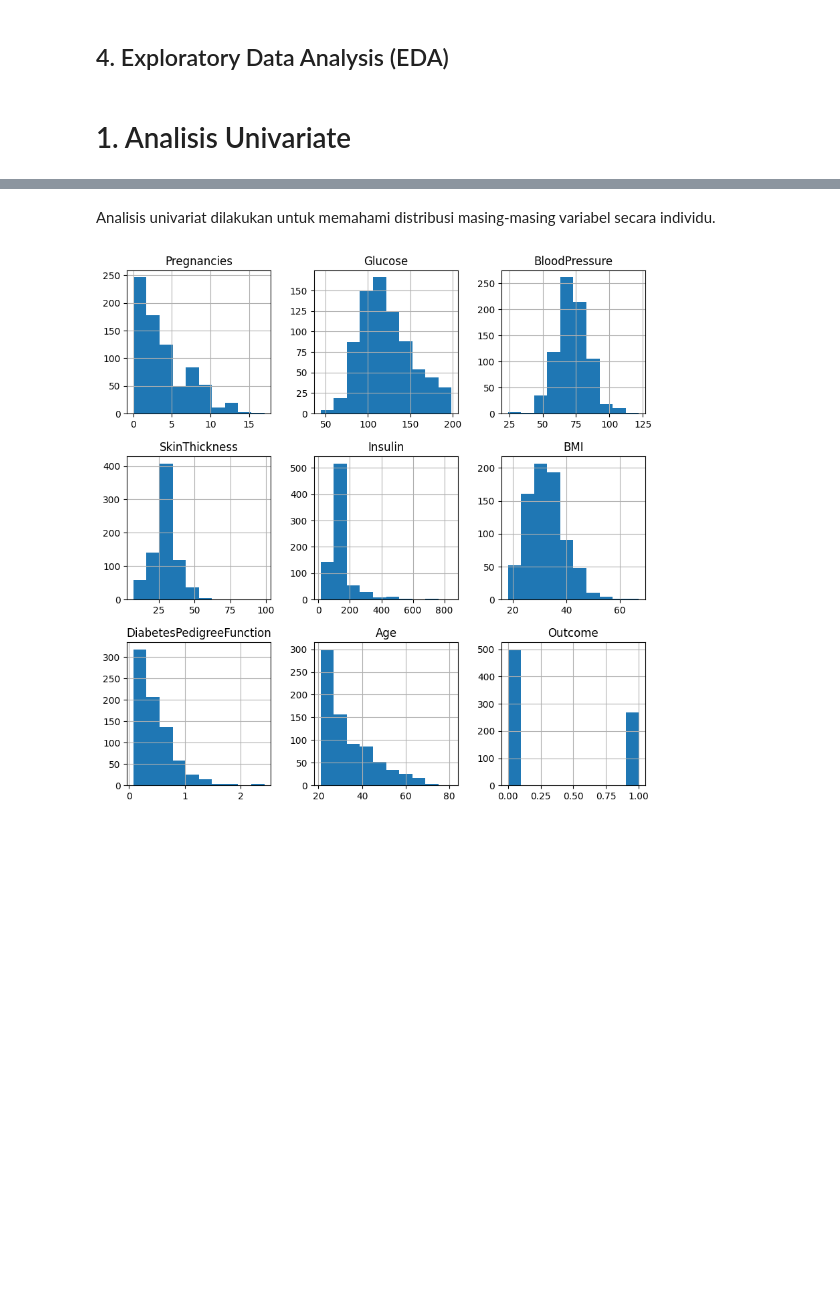
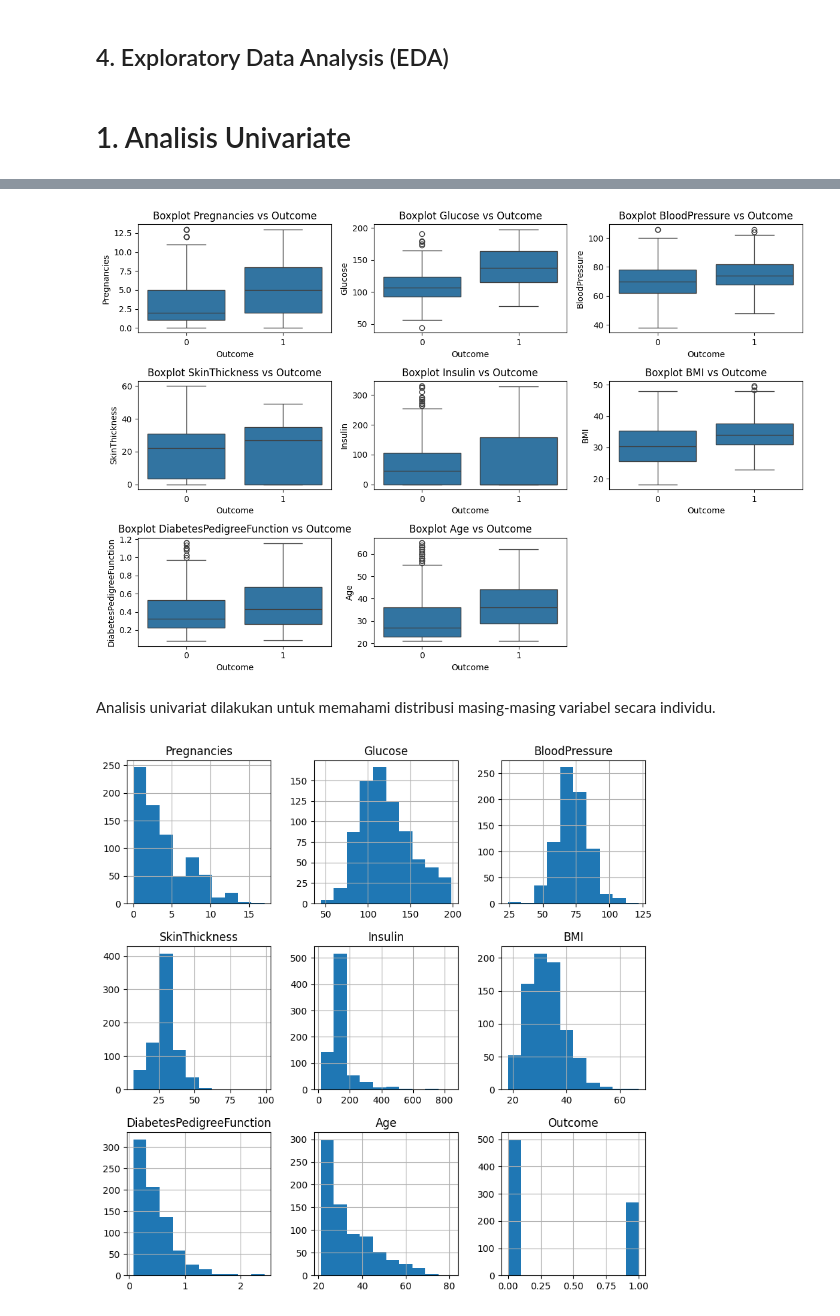
Before and after one commit to HelgaFaisa/Project_Predict, a Jupyter notebook: flask/diabetes.ipynb, the cells around one changed output, grey strips where cells are left out. Saved outputs shown, nothing was run; the diff lists cells and outputs as text; code cells hidden in the pictures; blank space fills up the shorter version.

```diff
--- a/flask/diabetes.ipynb
+++ b/flask/diabetes.ipynb
@@ -285,3 +312,14 @@ Name: Outcome, Length: 636, dtype: int64
+# %%
+# 3. Boxplot untuk visualisasi pencilan
+plt.figure(figsize=(12, 8))
+for i, feature in enumerate(diabetes_dataset.drop('Outcome', axis=1).columns):
+    plt.subplot(3, 3, i+1)
+    sns.boxplot(x='Outcome', y=feature, data=diabetes_dataset)
+    plt.title(f'Boxplot {feature} vs Outcome')
+plt.tight_layout()
+plt.show()
+# %% [output]
+[figure, added]
 # %% [markdown]
 Analisis univariat dilakukan untuk memahami distribusi masing-masing variabel secara individu.
 # %%
```
Also changed, not shown: parts of 7 cells of this notebook, 5 other files.
